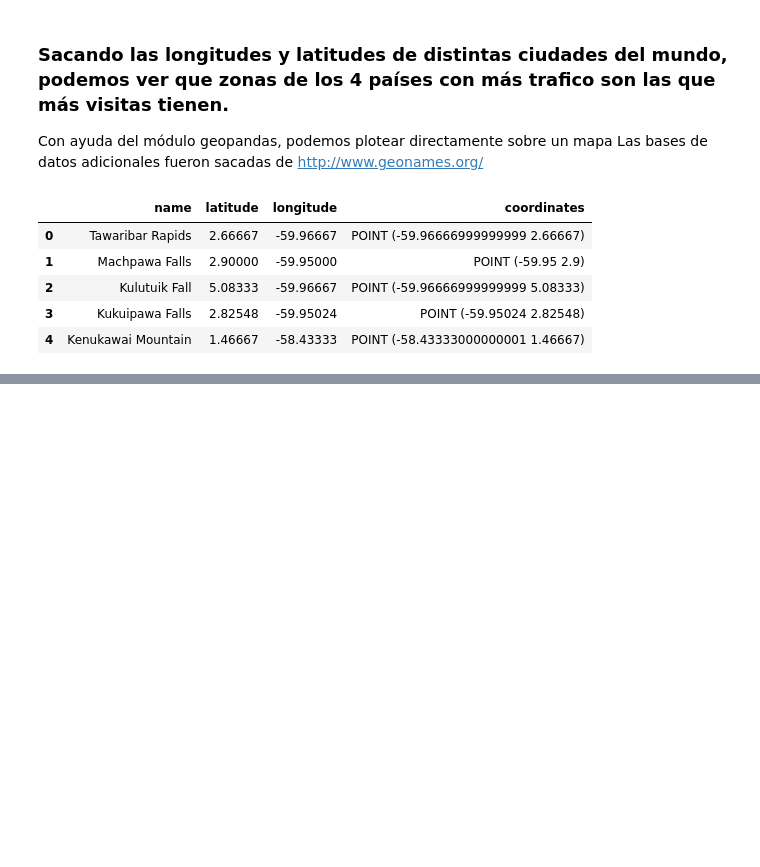
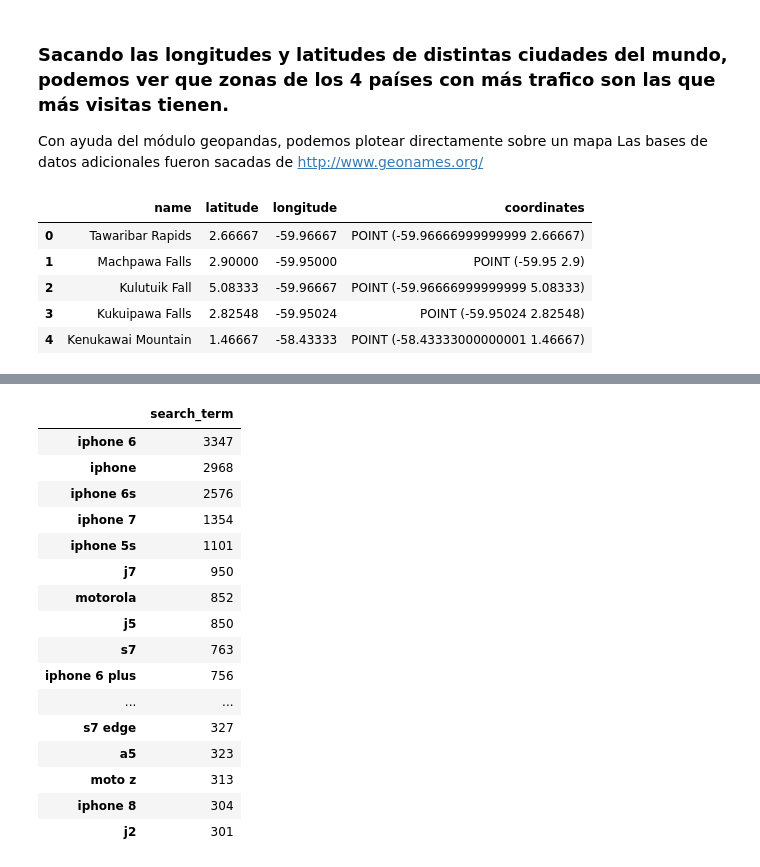
Before and after one commit to FdelMazo/7506-Datos, a Jupyter notebook: TP1/TP1.ipynb, the cells around one changed output, grey strips where cells are left out. Cells and saved outputs as stored; diff of their text form; code cells hidden in the pictures; blank space fills up the shorter version.

```diff
--- a/TP1/TP1.ipynb
+++ b/TP1/TP1.ipynb
@@ -338,0 +340,24 @@ Text(0.5,1,'Ciudades de Estados Unidos con más visitas')
+# %%
+st = df['search_term'].dropna()
+st = st.apply(lambda x: x.lower())
+st = st.value_counts().to_frame()
+st = st.loc[(st['search_term'] >= 300)]
+st
+# %% [output]
+|  | search_term |
+| iphone 6 | 3347 |
+| iphone | 2968 |
+| iphone 6s | 2576 |
+| iphone 7 | 1354 |
+| iphone 5s | 1101 |
+| j7 | 950 |
+| motorola | 852 |
+| j5 | 850 |
+| s7 | 763 |
+| iphone 6 plus | 756 |
+| ... | ... |
+| s7 edge | 327 |
+| a5 | 323 |
+| moto z | 313 |
+| iphone 8 | 304 |
+| j2 | 301 |
```
Also changed, not shown: parts of 8 cells of this notebook.
